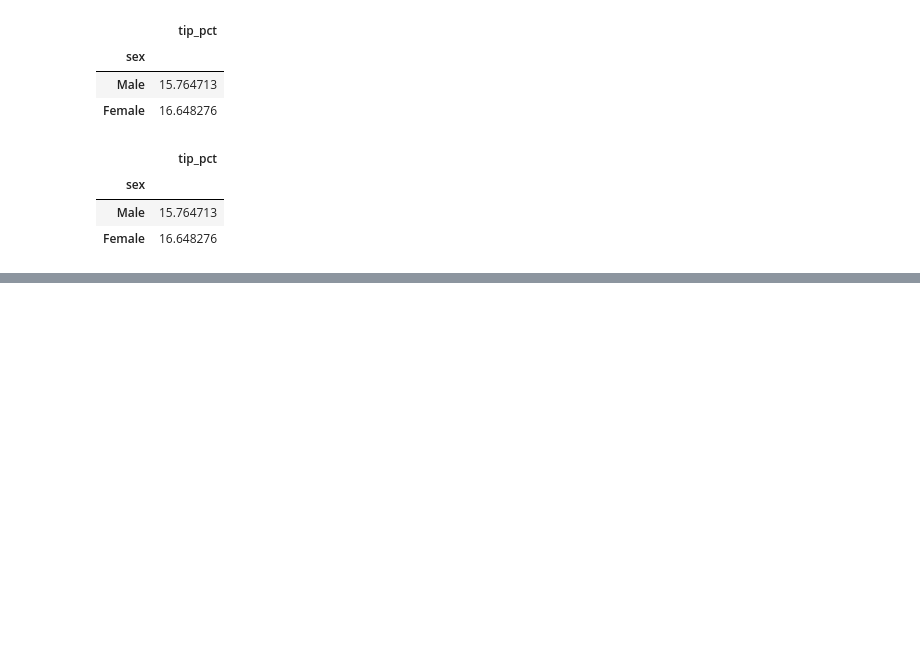
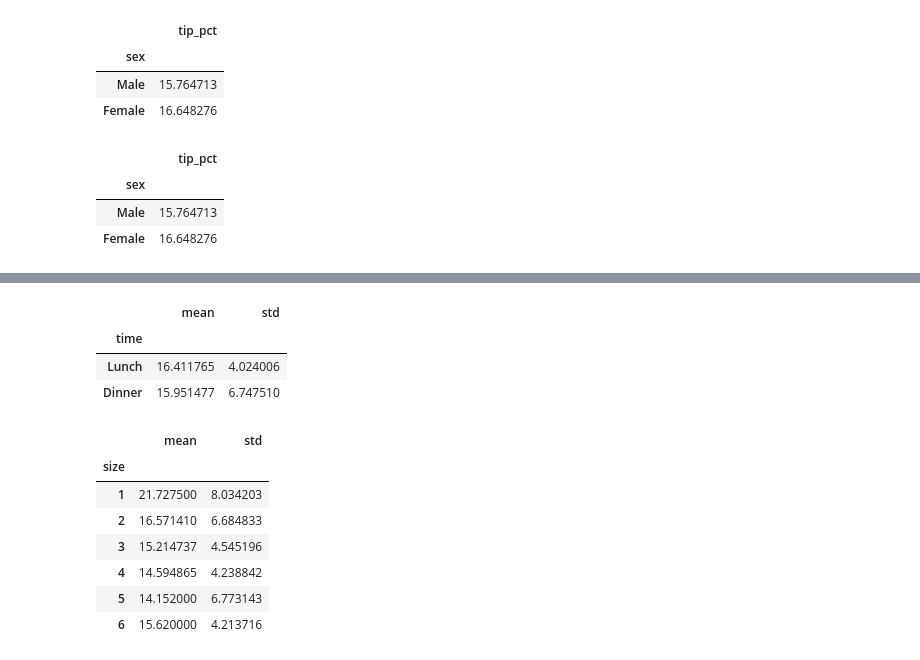
Before and after one commit to dlaudgh/DataAnalysis_Lecture_2023.04, a Jupyter notebook: 02.Pandas/09.그룹분석.ipynb, the cells around one changed output, grey strips where cells are left out. Cells and saved outputs as stored; diff of their text form; code cells hidden in the pictures; blank space fills up the shorter version.

```diff
--- a/02.Pandas/09.그룹분석.ipynb
+++ b/02.Pandas/09.그룹분석.ipynb
@@ -276,0 +303,18 @@ tips.pivot_table('tip_pct','sex',aggfunc='mean')
+# %%
+tips.groupby('time')['tip_pct'].agg(['mean','std'])
+# %% [output]
+|  | mean | std |
+| time |  |  |
+| Lunch | 16.411765 | 4.024006 |
+| Dinner | 15.951477 | 6.747510 |
+# %%
+tips.groupby('size')['tip_pct'].agg(['mean','std'])
+# %% [output]
+|  | mean | std |
+| size |  |  |
+| 1 | 21.727500 | 8.034203 |
+| 2 | 16.571410 | 6.684833 |
+| 3 | 15.214737 | 4.545196 |
+| 4 | 14.594865 | 4.238842 |
+| 5 | 14.152000 | 6.773143 |
+| 6 | 15.620000 | 4.213716 |
```
Also changed, not shown: parts of 7 cells of this notebook, 2 other files.
